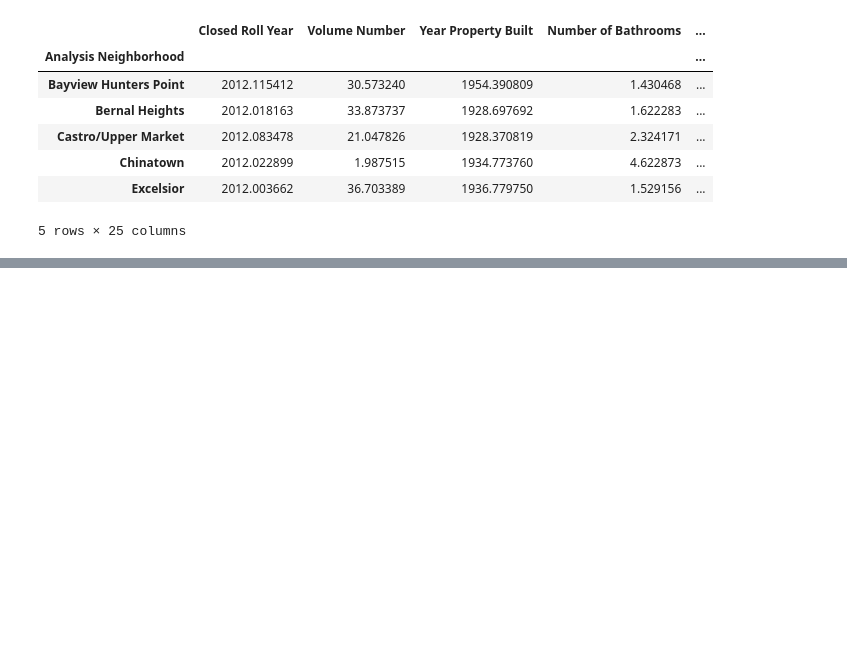
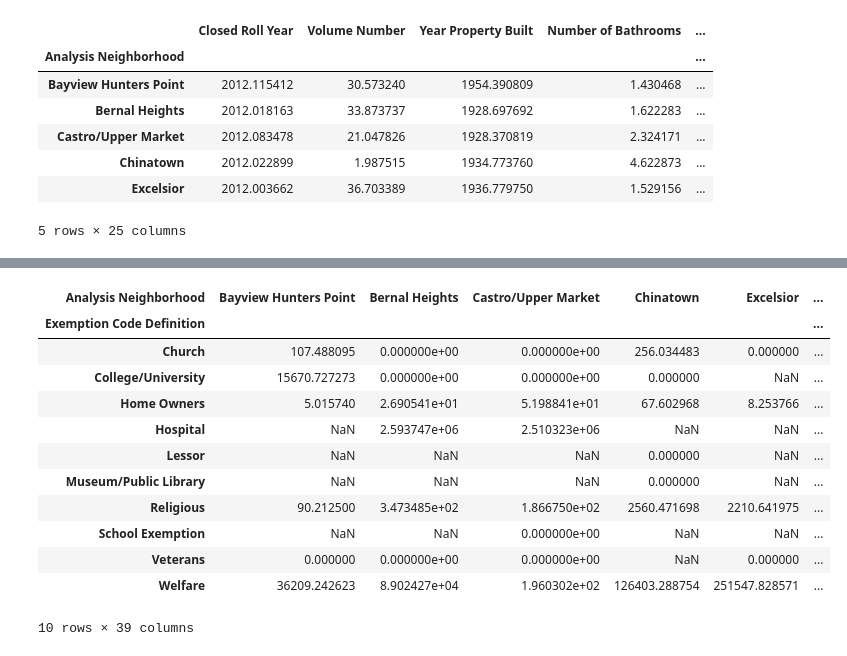
Before and after one commit to daericks/datasf, a Jupyter notebook: notebooks/property_tax_rolls-explore.ipynb, the cells around one changed output, grey strips where cells are left out. Saved outputs shown, nothing was run; the diff lists cells and outputs as text; code cells hidden in the pictures; blank space fills up the shorter version.

```diff
--- a/notebooks/property_tax_rolls-explore.ipynb
+++ b/notebooks/property_tax_rolls-explore.ipynb
@@ -261,0 +256,17 @@ df_groupby_nhood = df.pivot_tablet(index='Closed Roll Year', columns='Analysis N
+# %%
+df_exCode_nhood_appval = df.pivot_table(index='Exemption Code Definition', columns='Analysis Neighborhood', values='Assessed Personal Property Value', aggfunc=np.mean)
+df_exCode_nhood_appval
+# %% [output]
+| Analysis Neighborhood | Bayview Hunters Point | Bernal Heights | Castro/Upper Market | Chinatown | Excelsior | ... |
+| Exemption Code Definition |  |  |  |  |  | ... |
+| Church | 107.488095 | 0.000000e+00 | 0.000000e+00 | 256.034483 | 0.000000 | ... |
+| College/University | 15670.727273 | 0.000000e+00 | 0.000000e+00 | 0.000000 | NaN | ... |
+| Home Owners | 5.015740 | 2.690541e+01 | 5.198841e+01 | 67.602968 | 8.253766 | ... |
+| Hospital | NaN | 2.593747e+06 | 2.510323e+06 | NaN | NaN | ... |
+| Lessor | NaN | NaN | NaN | 0.000000 | NaN | ... |
+| Museum/Public Library | NaN | NaN | NaN | 0.000000 | NaN | ... |
+| Religious | 90.212500 | 3.473485e+02 | 1.866750e+02 | 2560.471698 | 2210.641975 | ... |
+| School Exemption | NaN | NaN | 0.000000e+00 | NaN | NaN | ... |
+| Veterans | 0.000000 | 0.000000e+00 | 0.000000e+00 | NaN | 0.000000 | ... |
+| Welfare | 36209.242623 | 8.902427e+04 | 1.960302e+02 | 126403.288754 | 251547.828571 | ... |
+10 rows × 39 columns
```
Also changed, not shown: parts of 6 cells of this notebook, 1 other file.
